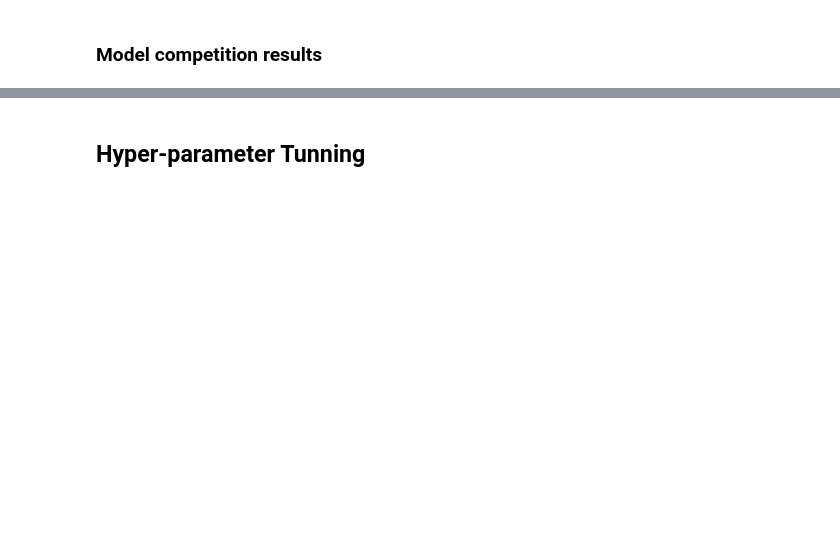
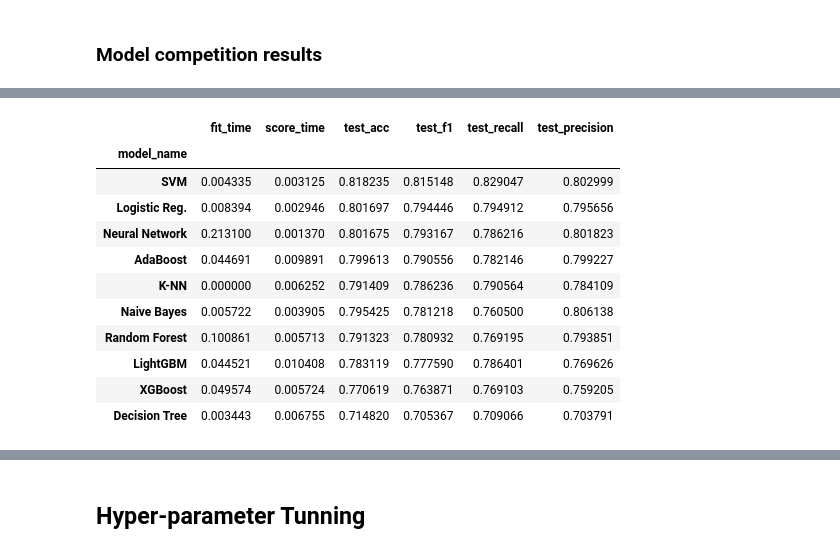
Before and after one commit to JPonsa/UCI_Heart_Disease, a Jupyter notebook: Notebooks/40 - Binnary Classifier - Model Selection.ipynb, the cells around one changed output, grey strips where cells are left out. Saved outputs shown, nothing was run; the diff lists cells and outputs as text; code cells hidden in the pictures; blank space fills up the shorter version.

```diff
--- a/Notebooks/40 - Binnary Classifier - Model Selection.ipynb
+++ b/Notebooks/40 - Binnary Classifier - Model Selection.ipynb
@@ -183,0 +171,20 @@ fig.savefig("../Figures/40.binary_classifier_model_selection.png")
+# %%
+f1_ranking = (
+    metrics.groupby("model_name").mean().sort_values(by="test_f1", ascending=False)
+)
+f1_winner = f1_ranking.index[0]
+
+f1_ranking
+# %% [output]
+|  | fit_time | score_time | test_acc | test_f1 | test_recall | test_precision |
+| model_name |  |  |  |  |  |  |
+| SVM | 0.004335 | 0.003125 | 0.818235 | 0.815148 | 0.829047 | 0.802999 |
+| Logistic Reg. | 0.008394 | 0.002946 | 0.801697 | 0.794446 | 0.794912 | 0.795656 |
+| Neural Network | 0.213100 | 0.001370 | 0.801675 | 0.793167 | 0.786216 | 0.801823 |
+| AdaBoost | 0.044691 | 0.009891 | 0.799613 | 0.790556 | 0.782146 | 0.799227 |
+| K-NN | 0.000000 | 0.006252 | 0.791409 | 0.786236 | 0.790564 | 0.784109 |
+| Naive Bayes | 0.005722 | 0.003905 | 0.795425 | 0.781218 | 0.760500 | 0.806138 |
+| Random Forest | 0.100861 | 0.005713 | 0.791323 | 0.780932 | 0.769195 | 0.793851 |
+| LightGBM | 0.044521 | 0.010408 | 0.783119 | 0.777590 | 0.786401 | 0.769626 |
+| XGBoost | 0.049574 | 0.005724 | 0.770619 | 0.763871 | 0.769103 | 0.759205 |
+| Decision Tree | 0.003443 | 0.006755 | 0.714820 | 0.705367 | 0.709066 | 0.703791 |
```
Also changed, not shown: parts of 9 cells of this notebook, 4 other files.
